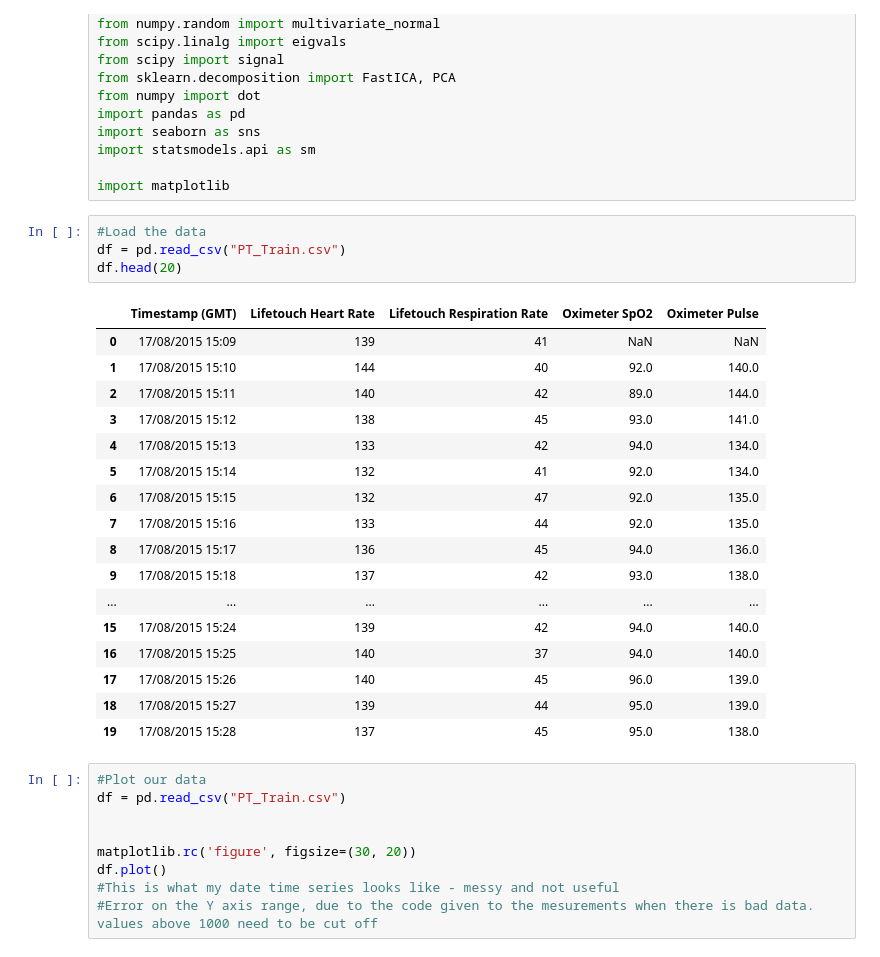
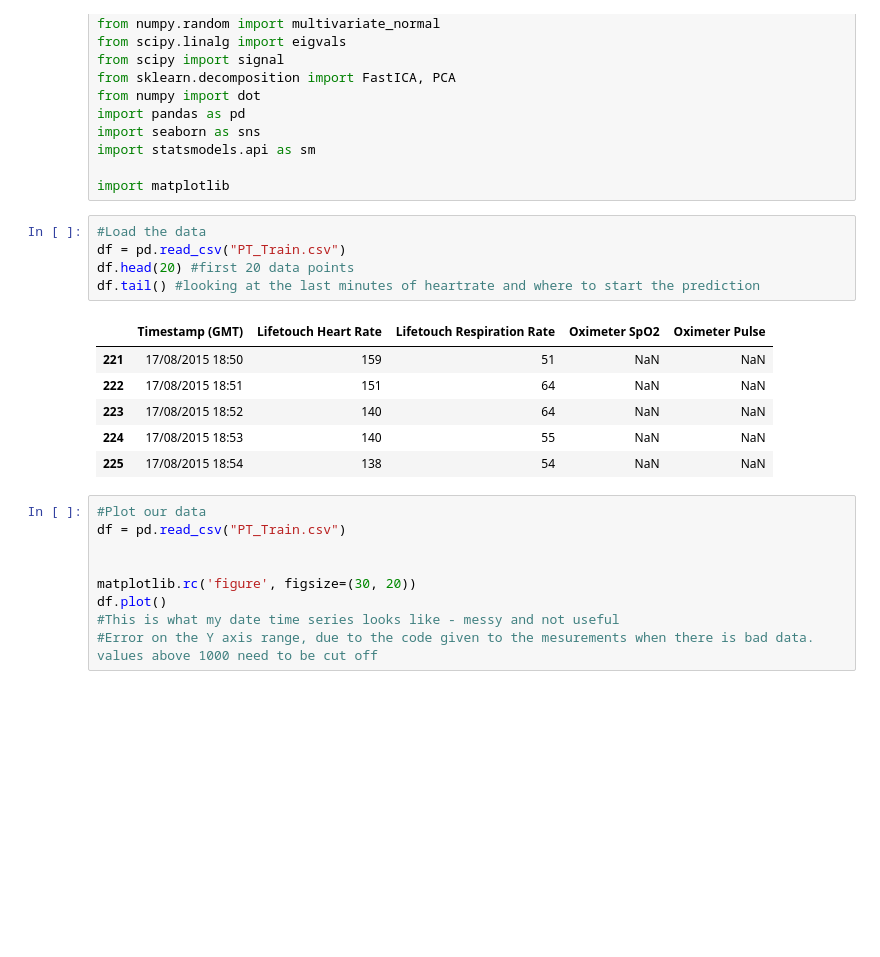
Before and after one commit to YazCodes/heartRatePrediction, a Jupyter notebook: PredictHeartRate_TimeSeries.ipynb, the cells around one changed output. Drawn from its saved outputs; the diff is of its cells as text; blank space fills up the shorter version.

```diff
--- a/PredictHeartRate_TimeSeries.ipynb
+++ b/PredictHeartRate_TimeSeries.ipynb
@@ -22,25 +22,15 @@ import matplotlib
 # %%
 #Load the data
 df = pd.read_csv("PT_Train.csv")
-df.head(20)
+df.head(20) #first 20 data points
+df.tail() #looking at the last minutes of heartrate and where to start the prediction
 # %% [output]
 |  | Timestamp (GMT) | Lifetouch Heart Rate | Lifetouch Respiration Rate | Oximeter SpO2 | Oximeter Pulse |
-| 0 | 17/08/2015 15:09 | 139 | 41 | NaN | NaN |
-| 1 | 17/08/2015 15:10 | 144 | 40 | 92.0 | 140.0 |
-| 2 | 17/08/2015 15:11 | 140 | 42 | 89.0 | 144.0 |
-| 3 | 17/08/2015 15:12 | 138 | 45 | 93.0 | 141.0 |
-| 4 | 17/08/2015 15:13 | 133 | 42 | 94.0 | 134.0 |
-| 5 | 17/08/2015 15:14 | 132 | 41 | 92.0 | 134.0 |
-| 6 | 17/08/2015 15:15 | 132 | 47 | 92.0 | 135.0 |
-| 7 | 17/08/2015 15:16 | 133 | 44 | 92.0 | 135.0 |
-| 8 | 17/08/2015 15:17 | 136 | 45 | 94.0 | 136.0 |
-| 9 | 17/08/2015 15:18 | 137 | 42 | 93.0 | 138.0 |
-| ... | ... | ... | ... | ... | ... |
-| 15 | 17/08/2015 15:24 | 139 | 42 | 94.0 | 140.0 |
-| 16 | 17/08/2015 15:25 | 140 | 37 | 94.0 | 140.0 |
-| 17 | 17/08/2015 15:26 | 140 | 45 | 96.0 | 139.0 |
-| 18 | 17/08/2015 15:27 | 139 | 44 | 95.0 | 139.0 |
-| 19 | 17/08/2015 15:28 | 137 | 45 | 95.0 | 138.0 |
+| 221 | 17/08/2015 18:50 | 159 | 51 | NaN | NaN |
+| 222 | 17/08/2015 18:51 | 151 | 64 | NaN | NaN |
+| 223 | 17/08/2015 18:52 | 140 | 64 | NaN | NaN |
+| 224 | 17/08/2015 18:53 | 140 | 55 | NaN | NaN |
+| 225 | 17/08/2015 18:54 | 138 | 54 | NaN | NaN |
 # %%
 #Plot our data
 df = pd.read_csv("PT_Train.csv")
```
Also changed, not shown: parts of 5 cells of this notebook.
